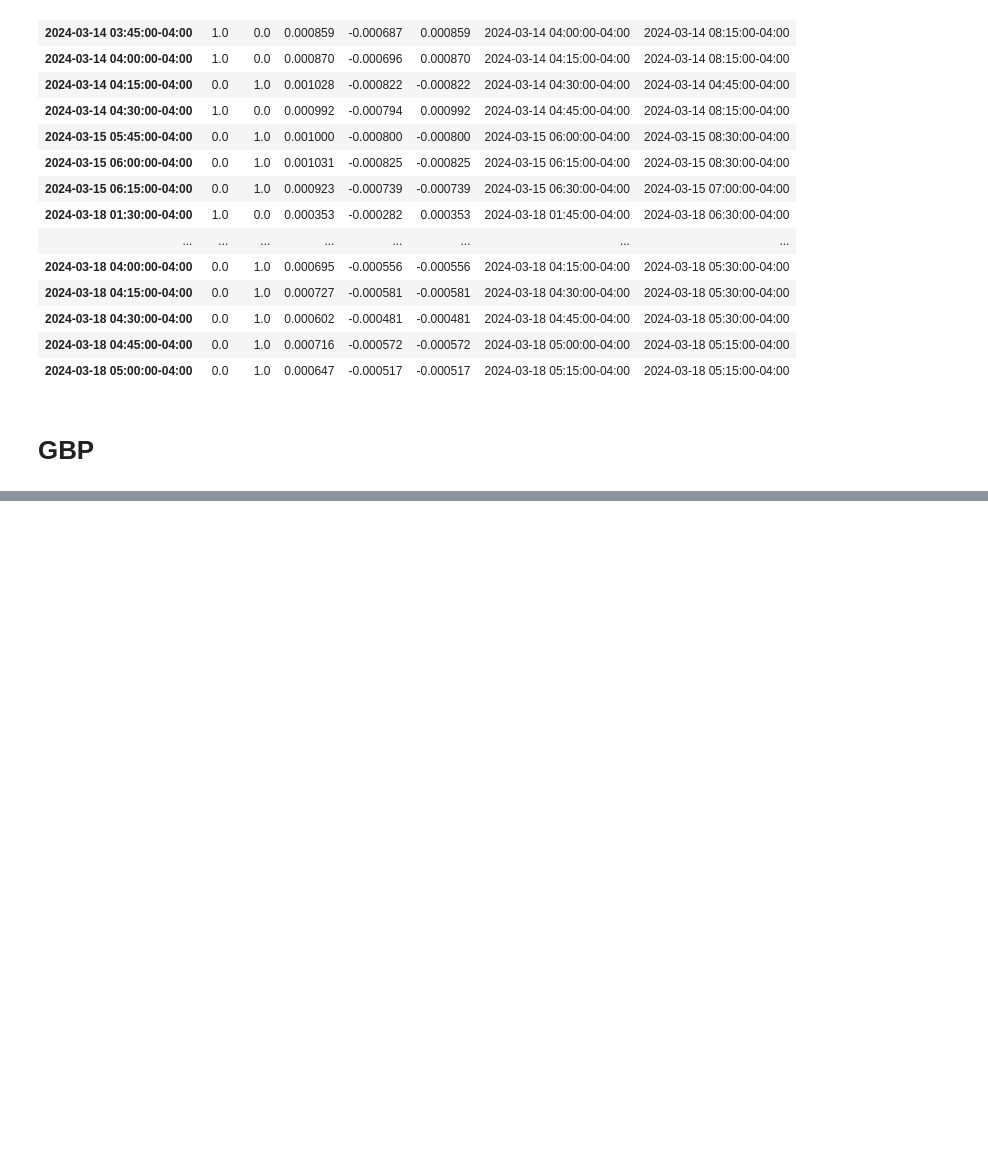
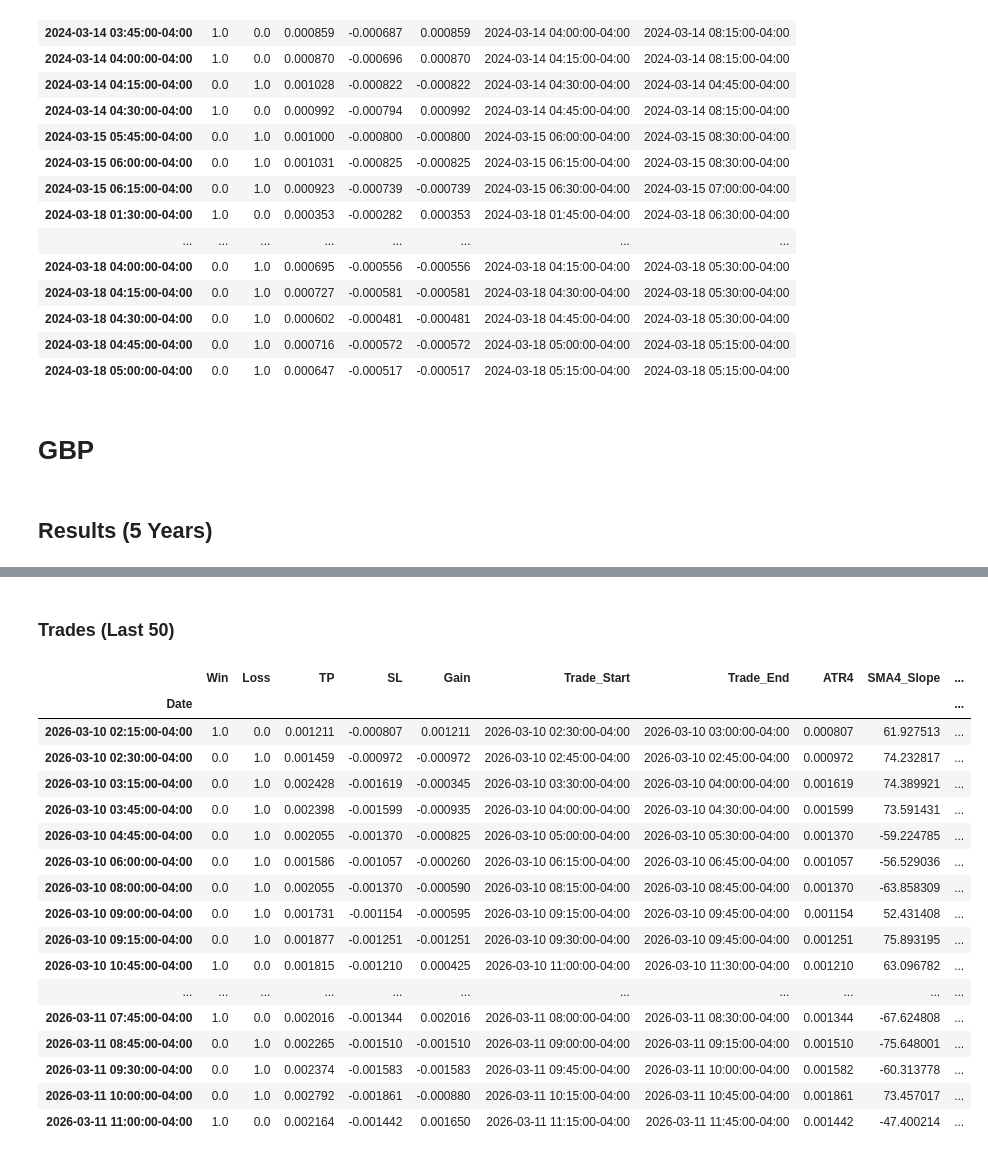
Before and after one commit to root-at-iyn/FXTradingResearch, a Jupyter notebook: research/bb_reversal_v1.ipynb, the cells around one changed output, grey strips where cells are left out. Cells and saved outputs as stored; diff of their text form; code cells hidden in the pictures; blank space fills up the shorter version.

```diff
--- a/research/bb_reversal_v1.ipynb
+++ b/research/bb_reversal_v1.ipynb
@@ -643,4 +643,6 @@ long_signal = "Bull_TM"
 short_signal = "Bear_TM"
 
 stats, gains = range_based_multi_year_stats(gbp_df_list, long_signal, short_signal, 1, 1.5)
+# %% [markdown]
+## Results (5 Years)
 # %%
@@ -658,3 +661,28 @@ stats
 | Bear_TM | GBPUSD | 2024-03-13 02:00:00-04:00 | 2025-03-12 11:00:00-04:00 | 495 | 583 | 1078 | 45.918367 | 0.001082 | -0.000809 | 0.535506 | ... |
 | Bull_TM | GBPUSD | 2025-03-12 02:00:00-04:00 | 2026-03-11 11:00:00-04:00 | 595 | 643 | 1238 | 48.061389 | 0.001072 | -0.000855 | 0.637994 | ... |
 | Bear_TM | GBPUSD | 2025-03-12 02:00:00-04:00 | 2026-03-11 11:00:00-04:00 | 556 | 646 | 1202 | 46.256240 | 0.001099 | -0.000923 | 0.610994 | ... |
+# %% [markdown]
+### Trades (Last 50)
+# %%
+g[[*gains_cols, "ATR4", "SMA4_Slope", "SMA4_Slope_SMA"]].query(
+    "Win > 0 or Loss > 0"
+).between_time("02:00","11:00").tail(20)
+# %% [output]
+|  | Win | Loss | TP | SL | Gain | Trade_Start | Trade_End | ATR4 | SMA4_Slope | ... |
+| Date |  |  |  |  |  |  |  |  |  | ... |
+| 2026-03-10 02:15:00-04:00 | 1.0 | 0.0 | 0.001211 | -0.000807 | 0.001211 | 2026-03-10 02:30:00-04:00 | 2026-03-10 03:00:00-04:00 | 0.000807 | 61.927513 | ... |
+| 2026-03-10 02:30:00-04:00 | 0.0 | 1.0 | 0.001459 | -0.000972 | -0.000972 | 2026-03-10 02:45:00-04:00 | 2026-03-10 02:45:00-04:00 | 0.000972 | 74.232817 | ... |
+| 2026-03-10 03:15:00-04:00 | 0.0 | 1.0 | 0.002428 | -0.001619 | -0.000345 | 2026-03-10 03:30:00-04:00 | 2026-03-10 04:00:00-04:00 | 0.001619 | 74.389921 | ... |
+| 2026-03-10 03:45:00-04:00 | 0.0 | 1.0 | 0.002398 | -0.001599 | -0.000935 | 2026-03-10 04:00:00-04:00 | 2026-03-10 04:30:00-04:00 | 0.001599 | 73.591431 | ... |
+| 2026-03-10 04:45:00-04:00 | 0.0 | 1.0 | 0.002055 | -0.001370 | -0.000825 | 2026-03-10 05:00:00-04:00 | 2026-03-10 05:30:00-04:00 | 0.001370 | -59.224785 | ... |
+| 2026-03-10 06:00:00-04:00 | 0.0 | 1.0 | 0.001586 | -0.001057 | -0.000260 | 2026-03-10 06:15:00-04:00 | 2026-03-10 06:45:00-04:00 | 0.001057 | -56.529036 | ... |
+| 2026-03-10 08:00:00-04:00 | 0.0 | 1.0 | 0.002055 | -0.001370 | -0.000590 | 2026-03-10 08:15:00-04:00 | 2026-03-10 08:45:00-04:00 | 0.001370 | -63.858309 | ... |
+| 2026-03-10 09:00:00-04:00 | 0.0 | 1.0 | 0.001731 | -0.001154 | -0.000595 | 2026-03-10 09:15:00-04:00 | 2026-03-10 09:45:00-04:00 | 0.001154 | 52.431408 | ... |
+| 2026-03-10 09:15:00-04:00 | 0.0 | 1.0 | 0.001877 | -0.001251 | -0.001251 | 2026-03-10 09:30:00-04:00 | 2026-03-10 09:45:00-04:00 | 0.001251 | 75.893195 | ... |
+| 2026-03-10 10:45:00-04:00 | 1.0 | 0.0 | 0.001815 | -0.001210 | 0.000425 | 2026-03-10 11:00:00-04:00 | 2026-03-10 11:30:00-04:00 | 0.001210 | 63.096782 | ... |
+| ... | ... | ... | ... | ... | ... | ... | ... | ... | ... | ... |
+| 2026-03-11 07:45:00-04:00 | 1.0 | 0.0 | 0.002016 | -0.001344 | 0.002016 | 2026-03-11 08:00:00-04:00 | 2026-03-11 08:30:00-04:00 | 0.001344 | -67.624808 | ... |
+| 2026-03-11 08:45:00-04:00 | 0.0 | 1.0 | 0.002265 | -0.001510 | -0.001510 | 2026-03-11 09:00:00-04:00 | 2026-03-11 09:15:00-04:00 | 0.001510 | -75.648001 | ... |
+| 2026-03-11 09:30:00-04:00 | 0.0 | 1.0 | 0.002374 | -0.001583 | -0.001583 | 2026-03-11 09:45:00-04:00 | 2026-03-11 10:00:00-04:00 | 0.001582 | -60.313778 | ... |
+| 2026-03-11 10:00:00-04:00 | 0.0 | 1.0 | 0.002792 | -0.001861 | -0.000880 | 2026-03-11 10:15:00-04:00 | 2026-03-11 10:45:00-04:00 | 0.001861 | 73.457017 | ... |
+| 2026-03-11 11:00:00-04:00 | 1.0 | 0.0 | 0.002164 | -0.001442 | 0.001650 | 2026-03-11 11:15:00-04:00 | 2026-03-11 11:45:00-04:00 | 0.001442 | -47.400214 | ... |
```
Also changed, not shown: parts of 3 cells of this notebook.
